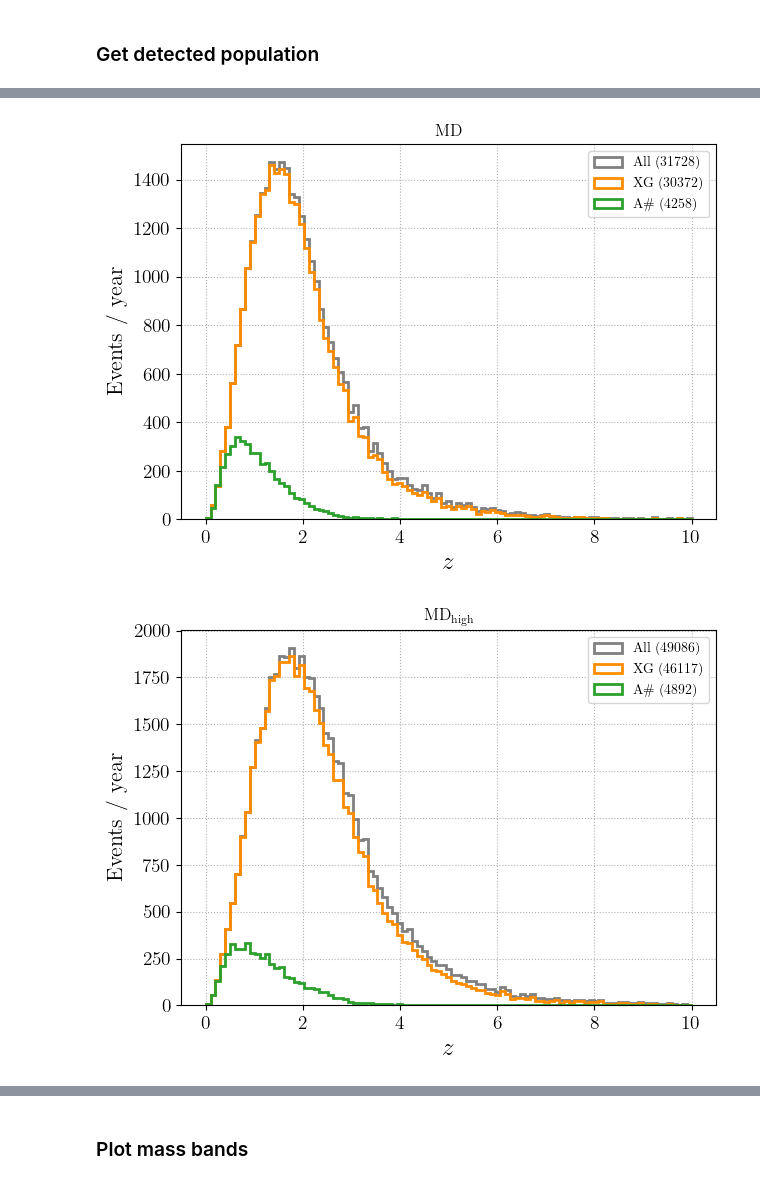
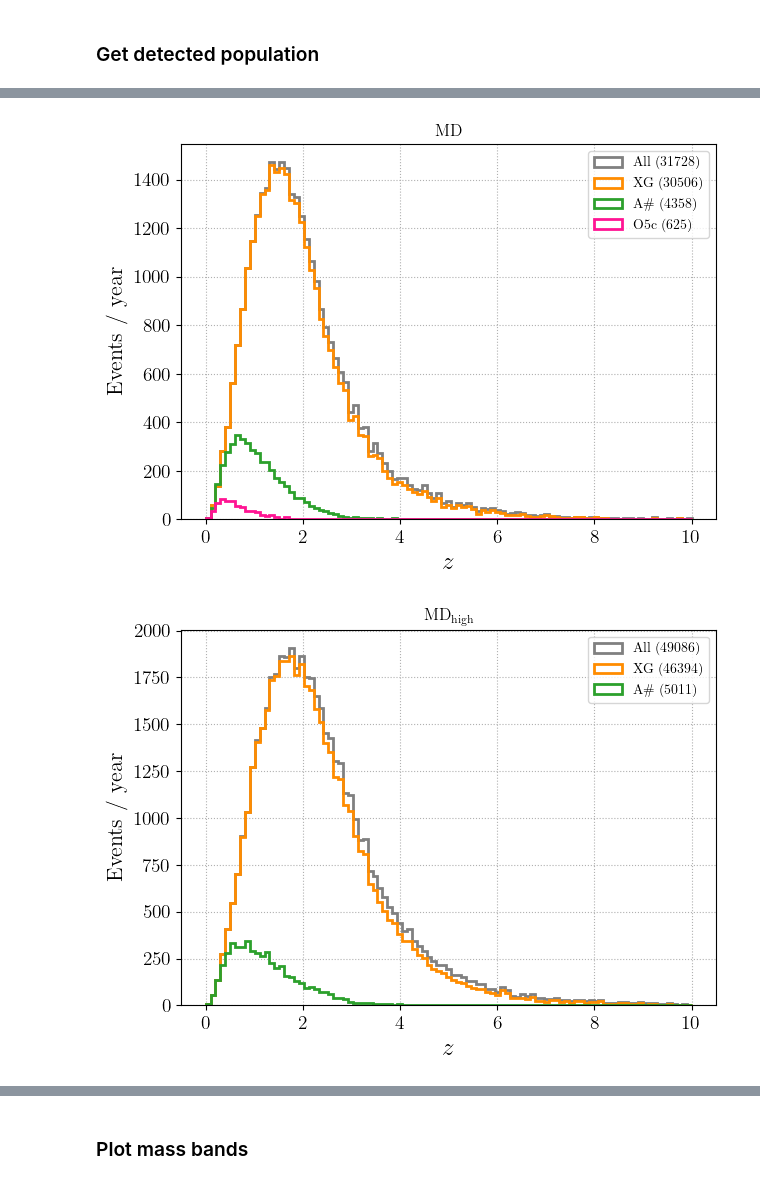
Before and after one commit to divyajyoti09/next_gen_detect, a Jupyter notebook: A-sharp_z_peak_mapping/Paper1_plots_extra.ipynb, the cells around one changed output, grey strips where cells are left out. Drawn from its saved outputs; the diff is of its cells as text; code cells hidden in the pictures.

```diff
--- a/A-sharp_z_peak_mapping/Paper1_plots_extra.ipynb
+++ b/A-sharp_z_peak_mapping/Paper1_plots_extra.ipynb
@@ -94,6 +103,7 @@ netws = {'A-Sharp':'LHI',
          'XG':'CE4020ET123'}
 plot_labels = {'CE4020ET123':'XG',
                'Asharp': 'A\#',
+               'O5c': 'O5c',
                'MD': 'MD',
                'MDhigh': 'MD\\textsubscript{high}',
                'MDlow': 'MD\\textsubscript{low}'}
@@ -246,6 +265,9 @@ def load_snrs(h5file, load_keys):
     return(pd.DataFrame(ret_dict))
 # %%
 input_pop_snrs = map_nested_dict(input_pop_files, load_snrs, ['redshift', 'mtotal'])
-input_pop_snrs['MD']['Asharp']['total']
+o5_snrs_file = os.path.join(project_dir, 'SNR_output_files_XPHM', 'BBH',
+                            'LHI_O5c_SNR_2_pop_PLP_spin_prec_fref_10_z_MD_zmax_10_lmrd_22_365_days_corrected_td_SNR_data.h5')
+input_pop_snrs['MD']['O5c'] = {'total':load_snrs(o5_snrs_file, ['redshift', 'mtotal'])}
+input_pop_snrs['MD']['O5c']['total']
 # %% [output]
 |  | SNR_H1 | SNR_I1 | SNR_L1 | SNR_network | mtotal | redshift |
@@ -421,6 +447,10 @@ def plot_efficiency_curve_Wilson(selected_data,
 ### Get detected population
 # %%
 for pop_type in input_pop_snrs.keys():
+    print('\n', pop_type)
     for netw in input_pop_snrs[pop_type].keys():
-        input_pop_snrs[pop_type][netw]['detected'] = get_detected_SNRs(input_pop_snrs[pop_type][netw]['total'], snr_type='opt')
+        print(netw)
+        input_pop_snrs[pop_type][netw]['detected'] = get_detected_SNRs(input_pop_snrs[pop_type][netw]['total'],
+                                                                       snr_type='opt',
+                                                                       method='network')
 # %% [output]
@@ -433,22 +476,25 @@ for pop_type in input_pop_snrs.keys():
 # %%
 bins = np.linspace(0,10,100)
 for pop_type in input_pop_snrs.keys():
     plt.figure()
     plt.hist(input_pop_snrs[pop_type]['CE4020ET123']['total']['redshift'], histtype=u'step',
              label=f"All ({len(input_pop_snrs[pop_type]['CE4020ET123']['total']['redshift'])})", bins=bins, linewidth=2, color='grey')
-    for netw, colr in zip(input_pop_snrs[pop_type].keys(), ['darkorange', 'tab:green']):
+    for netw, colr in zip(input_pop_snrs[pop_type].keys(), ['darkorange', 'tab:green', 'deeppink']):
         plt.hist(input_pop_snrs[pop_type][netw]['detected']['redshift'], histtype=u'step', color=colr,
                 label=f"{plot_labels[netw]} ({len(input_pop_snrs[pop_type][netw]['detected']['redshift'])})", bins=bins, linewidth=2)
     plt.legend()
     plt.grid(ls=':')
     plt.xlabel('$z$', fontsize=18)
     plt.tick_params(axis='both', labelsize=14)
     plt.ylabel('Events / year', fontsize=16)
     plt.title(plot_labels[pop_type])
     plt.tight_layout()
-    plt.savefig(os.path.join(plot_dir, f'hist_z_events_detected_Asharp_XG_all_{pop_type}.png'), dpi=300)
+    if pop_type == 'MD':
+        plt.savefig(os.path.join(plot_dir, f'hist_z_events_detected_Asharp_XG_O5c_all_{pop_type}.png'), dpi=300)
+    else:
+        plt.savefig(os.path.join(plot_dir, f'hist_z_events_detected_Asharp_XG_all_{pop_type}.png'), dpi=300)
 # %% [output]
-[figure, old version]
+[figure, new version]
 [figure]
 [figure]
 # %%
```
Also changed, not shown: parts of 32 cells of this notebook, 2 other files.
